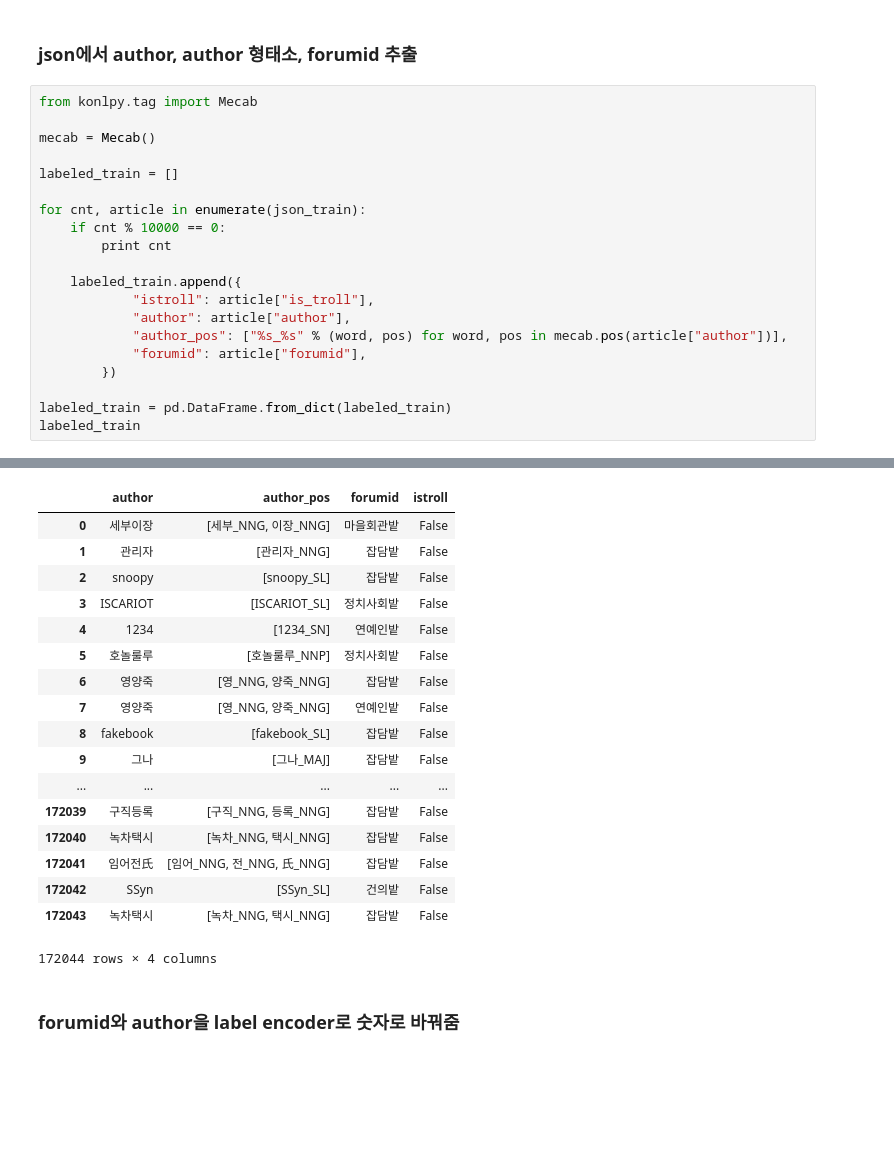
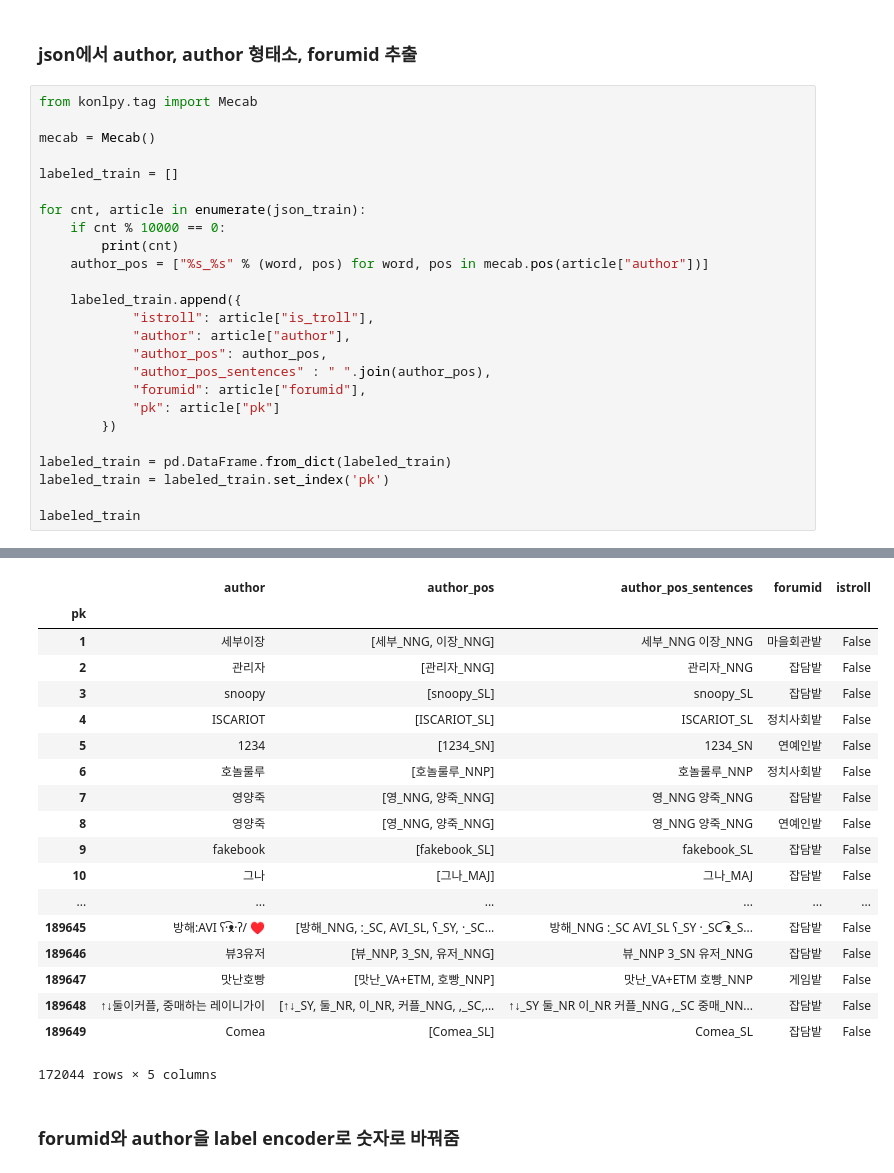
Before and after one commit to MacLunch/MacLunch, a Jupyter notebook: 1.Feature Extraction - Author, Forum.ipynb, the cells around one changed output, grey strips where cells are left out. Cells and saved outputs as stored; diff of their text form; blank space fills up the shorter version.

```diff
--- a/1.Feature Extraction - Author, Forum.ipynb
+++ b/1.Feature Extraction - Author, Forum.ipynb
@@ -55,54 +32,60 @@ labeled_train = []
 
 for cnt, article in enumerate(json_train):
     if cnt % 10000 == 0:
-        print cnt
+        print(cnt)
+    author_pos = ["%s_%s" % (word, pos) for word, pos in mecab.pos(article["author"])]
 
     labeled_train.append({
             "istroll": article["is_troll"],
             "author": article["author"],
-            "author_pos": ["%s_%s" % (word, pos) for word, pos in mecab.pos(article["author"])],
+            "author_pos": author_pos,
+            "author_pos_sentences" : " ".join(author_pos),
             "forumid": article["forumid"],
+            "pk": article["pk"]
         })
 
 labeled_train = pd.DataFrame.from_dict(labeled_train)
+labeled_train = labeled_train.set_index('pk')
+
 labeled_train
 # %% [output]
 0
 10000
 20000
 30000
 40000
 50000
 60000
 70000
 80000
 90000
 100000
 110000
 120000
 130000
 140000
 150000
 160000
 170000
-|  | author | author_pos | forumid | istroll |
-| 0 | 세부이장 | [세부_NNG, 이장_NNG] | 마을회관밭 | False |
-| 1 | 관리자 | [관리자_NNG] | 잡담밭 | False |
-| 2 | snoopy | [snoopy_SL] | 잡담밭 | False |
-| 3 | ISCARIOT | [ISCARIOT_SL] | 정치사회밭 | False |
-| 4 | 1234 | [1234_SN] | 연예인밭 | False |
-| 5 | 호놀룰루 | [호놀룰루_NNP] | 정치사회밭 | False |
-| 6 | 영양죽 | [영_NNG, 양죽_NNG] | 잡담밭 | False |
-| 7 | 영양죽 | [영_NNG, 양죽_NNG] | 연예인밭 | False |
-| 8 | fakebook | [fakebook_SL] | 잡담밭 | False |
-| 9 | 그나 | [그나_MAJ] | 잡담밭 | False |
-| ... | ... | ... | ... | ... |
-| 172039 | 구직등록 | [구직_NNG, 등록_NNG] | 잡담밭 | False |
-| 172040 | 녹차택시 | [녹차_NNG, 택시_NNG] | 잡담밭 | False |
-| 172041 | 임어전氏 | [임어_NNG, 전_NNG, 氏_NNG] | 잡담밭 | False |
-| 172042 | SSyn | [SSyn_SL] | 건의밭 | False |
-| 172043 | 녹차택시 | [녹차_NNG, 택시_NNG] | 잡담밭 | False |
+|  | author | author_pos | author_pos_sentences | forumid | istroll |
+| pk |  |  |  |  |  |
+| 1 | 세부이장 | [세부_NNG, 이장_NNG] | 세부_NNG 이장_NNG | 마을회관밭 | False |
+| 2 | 관리자 | [관리자_NNG] | 관리자_NNG | 잡담밭 | False |
+| 3 | snoopy | [snoopy_SL] | snoopy_SL | 잡담밭 | False |
+| 4 | ISCARIOT | [ISCARIOT_SL] | ISCARIOT_SL | 정치사회밭 | False |
+| 5 | 1234 | [1234_SN] | 1234_SN | 연예인밭 | False |
+| 6 | 호놀룰루 | [호놀룰루_NNP] | 호놀룰루_NNP | 정치사회밭 | False |
+| 7 | 영양죽 | [영_NNG, 양죽_NNG] | 영_NNG 양죽_NNG | 잡담밭 | False |
+| 8 | 영양죽 | [영_NNG, 양죽_NNG] | 영_NNG 양죽_NNG | 연예인밭 | False |
+| 9 | fakebook | [fakebook_SL] | fakebook_SL | 잡담밭 | False |
+| 10 | 그나 | [그나_MAJ] | 그나_MAJ | 잡담밭 | False |
+| ... | ... | ... | ... | ... | ... |
+| 189645 | 방해:AVI ʕ·͡ᴥ·ʔ/ ♥ | [방해_NNG, :_SC, AVI_SL, ʕ_SY, ·_SC... | 방해_NNG :_SC AVI_SL ʕ_SY ·_SC ͡ᴥ_S... | 잡담밭 | False |
+| 189646 | 뷰3유저 | [뷰_NNP, 3_SN, 유저_NNG] | 뷰_NNP 3_SN 유저_NNG | 잡담밭 | False |
+| 189647 | 맛난호빵 | [맛난_VA+ETM, 호빵_NNP] | 맛난_VA+ETM 호빵_NNP | 게임밭 | False |
+| 189648 | ↑↓둘이커플, 중매하는 레이니가이 | [↑↓_SY, 둘_NR, 이_NR, 커플_NNG, ,_SC,... | ↑↓_SY 둘_NR 이_NR 커플_NNG ,_SC 중매_NN... | 잡담밭 | False |
+| 189649 | Comea | [Comea_SL] | Comea_SL | 잡담밭 | False |
-172044 rows × 4 columns
+172044 rows × 5 columns
 # %% [markdown]
 ### forumid와 author을 label encoder로 숫자로 바꿔줌
 # %%
```
Also changed, not shown: parts of 16 cells of this notebook.
